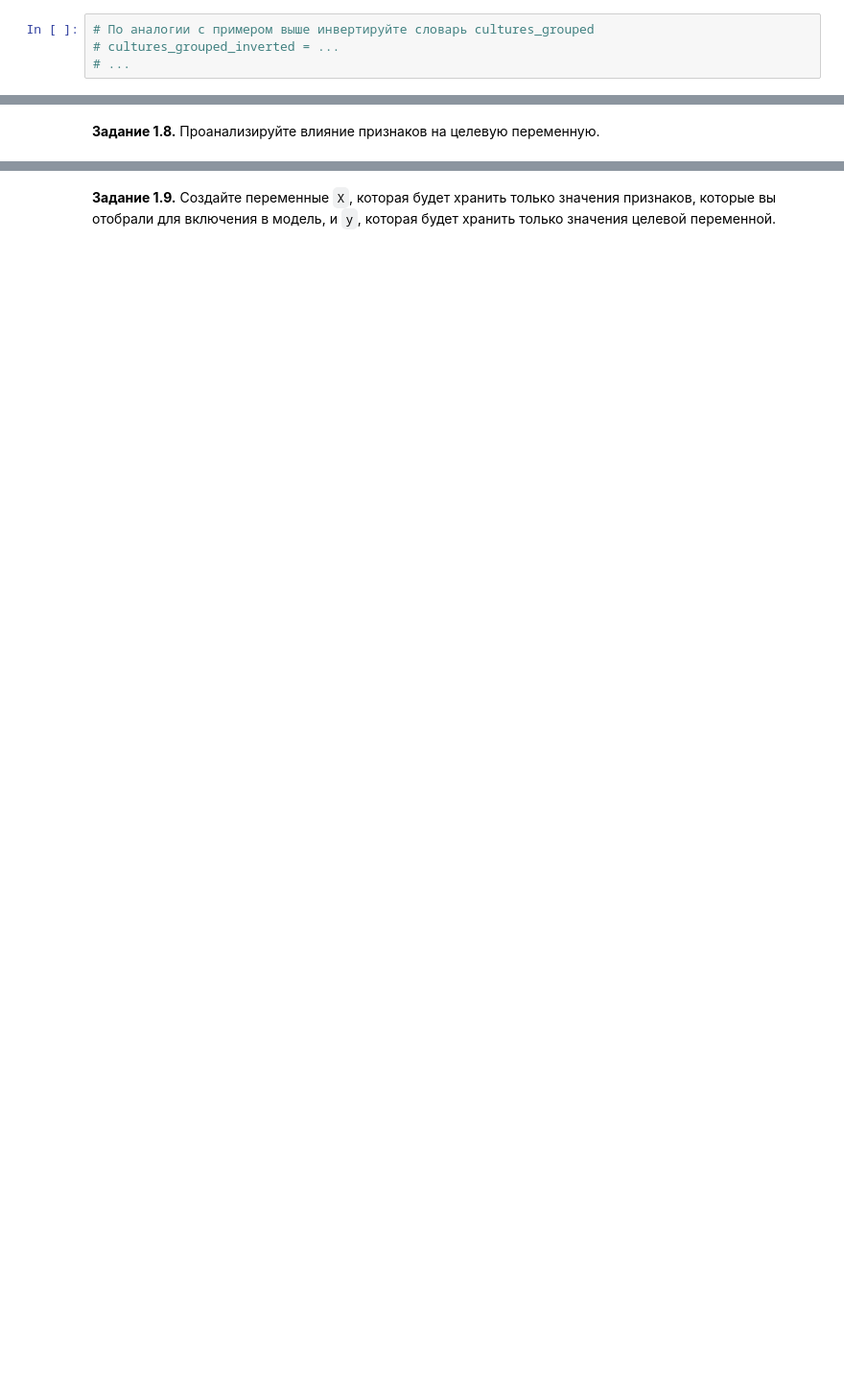
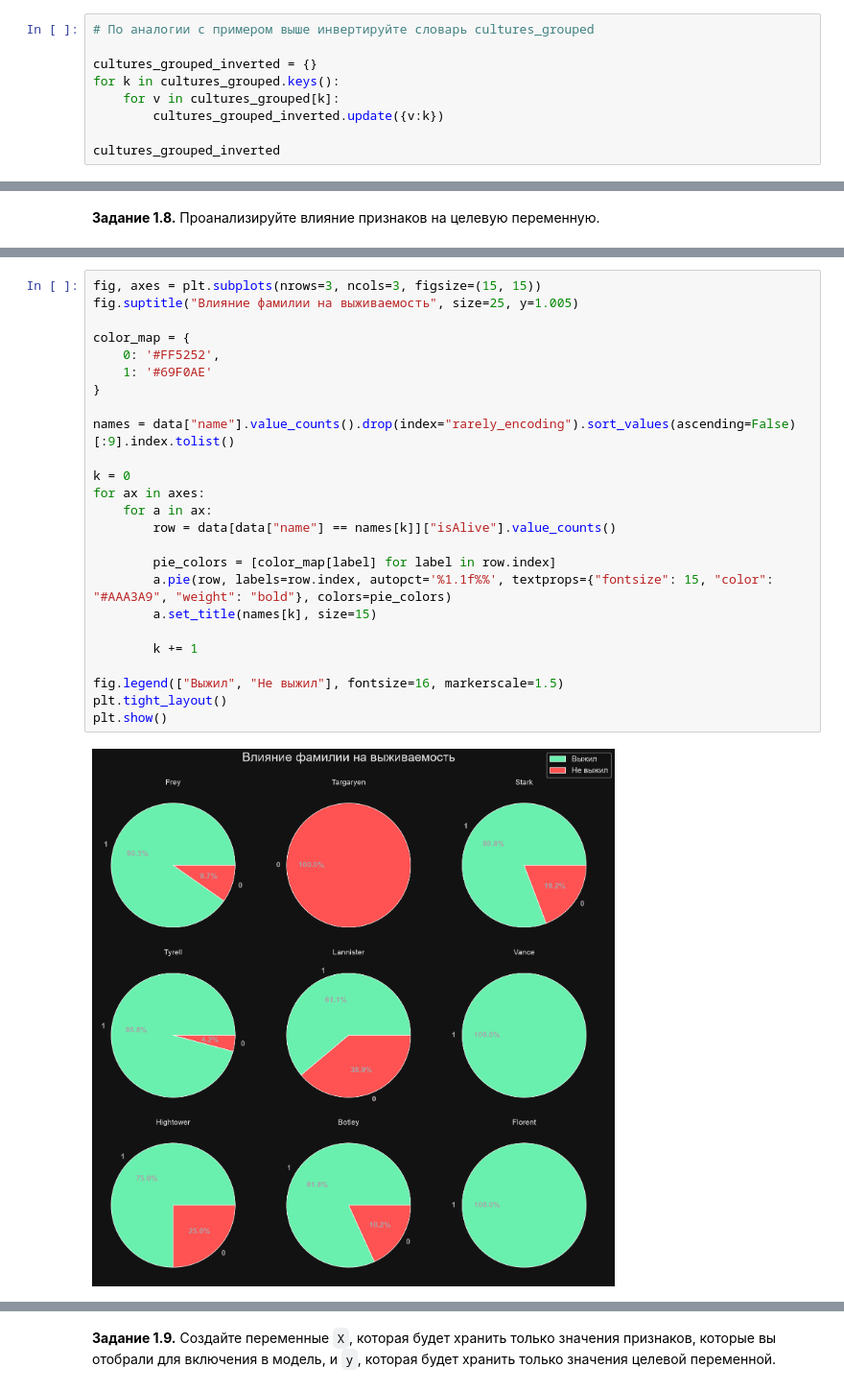
Before and after one commit to Marshallov/part_1_ml_cv, a Jupyter notebook: week_01_ml_intro/Homework/hw_1_game_of_thrones.ipynb, the cells around one changed output, grey strips where cells are left out. Shown at 96% size. Drawn from its saved outputs; the diff is of its cells as text; blank space fills up the shorter version.

```diff
--- a/week_01_ml_intro/Homework/hw_1_game_of_thrones.ipynb
+++ b/week_01_ml_intro/Homework/hw_1_game_of_thrones.ipynb
@@ -425,5 +481,10 @@ d_inverted
 {'a1': 'A', 'a2': 'A', 'a3': 'A', 'b1': 'B', 'b2': 'B', 'b3': 'B', 'b4': 'B'}
 # %%
 # По аналогии с примером выше инвертируйте словарь cultures_grouped
-# cultures_grouped_inverted = ...
-# ...
+
+cultures_grouped_inverted = {}
+for k in cultures_grouped.keys():
+    for v in cultures_grouped[k]:
+        cultures_grouped_inverted.update({v:k})
+
+cultures_grouped_inverted
@@ -489,0 +775,27 @@ data.describe(include = [...]).T[['count', 'min', 'max']].assign(N_unique_values
+# %%
+fig, axes = plt.subplots(nrows=3, ncols=3, figsize=(15, 15))
+fig.suptitle("Влияние фамилии на выживаемость", size=25, y=1.005)
+
+color_map = {
+    0: '#FF5252',
+    1: '#69F0AE'
+}
+
+names = data["name"].value_counts().drop(index="rarely_encoding").sort_values(ascending=False)[:9].index.tolist()
+
+k = 0
+for ax in axes:
+    for a in ax:
+        row = data[data["name"] == names[k]]["isAlive"].value_counts()
+
+        pie_colors = [color_map[label] for label in row.index]
+        a.pie(row, labels=row.index, autopct='%1.1f%%', textprops={"fontsize": 15, "color": "#AAA3A9", "weight": "bold"}, colors=pie_colors)
+        a.set_title(names[k], size=15)
+
+        k += 1
+
+fig.legend(["Выжил", "Не выжил"], fontsize=16, markerscale=1.5)
+plt.tight_layout()
+plt.show()
+# %% [output]
+[figure, added]
```
Also changed, not shown: parts of 83 cells of this notebook.
